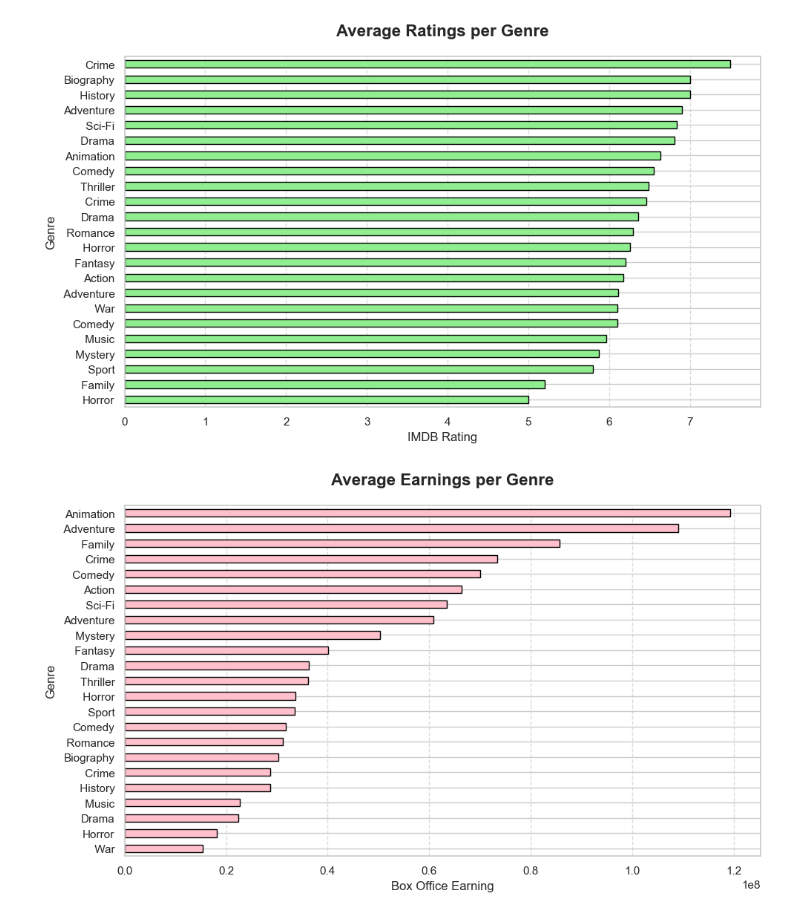
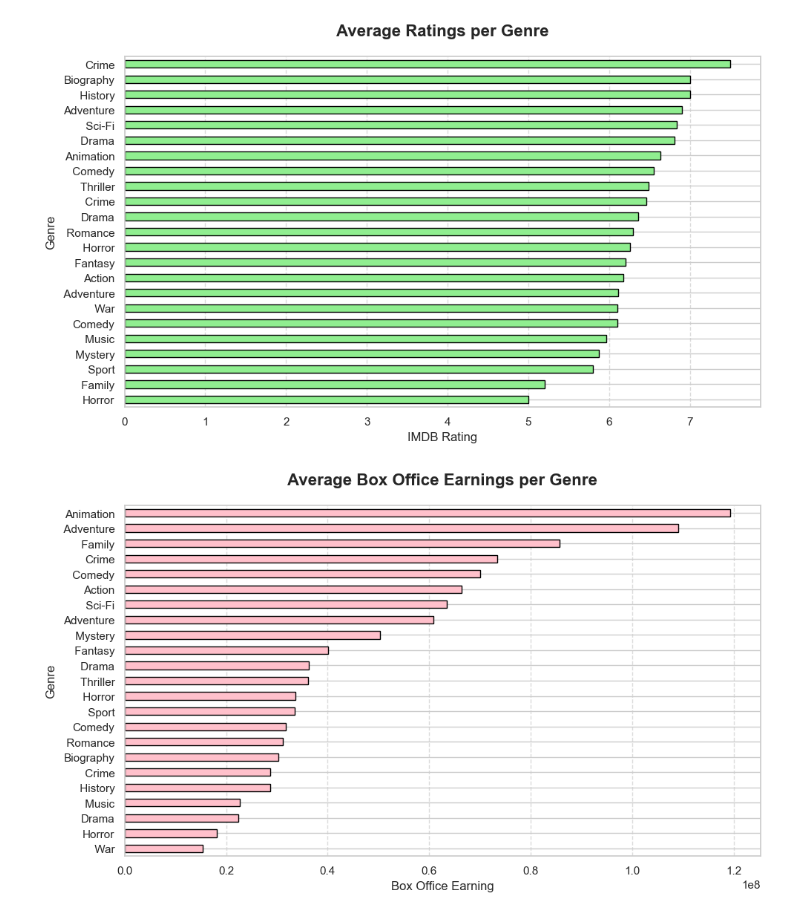
Before and after one commit to pegahbkz/neon-movies, a Jupyter notebook: neon-films.ipynb, the cells around one changed output. Cells and saved outputs as stored; diff of their text form; code cells hidden in the pictures.

```diff
--- a/neon-films.ipynb
+++ b/neon-films.ipynb
@@ -349,52 +346,33 @@ plt.show()
 # %%
-import pandas as pd
-import matplotlib.pyplot as plt
-
-df2_exploded = genre_df.explode('ID').reset_index(drop=True)
-
-df3 = pd.merge(df2_exploded, movies_df_filtered[['ID', 'imdbRating']], on='ID', how='left')
-
-df3 = df3.dropna(subset=['imdbRating'])
-
-avg_ratings_per_genre = df3.groupby('Genre')['imdbRating'].mean()
+# plot average imdb ratings per genre
+genredf_exploded = genre_df.explode('ID').reset_index(drop=True)
+rating_by_genre = pd.merge(genredf_exploded, movies_df_filtered[['ID', 'imdbRating']], on='ID', how='left')
+rating_by_genre = rating_by_genre.dropna(subset=['imdbRating'])
+avg_ratings_per_genre = rating_by_genre.groupby('Genre')['imdbRating'].mean()
 
 plt.figure(figsize=(10, 6))
-
 avg_ratings_per_genre.sort_values().plot(kind='barh', color='lightgreen', edgecolor='black')
-
 plt.grid(axis='x', linestyle='--', alpha=0.7)
-
 plt.title('Average Ratings per Genre', fontsize=16, fontweight='bold', pad=20)
 plt.xlabel('IMDB Rating', fontsize=12)
 plt.ylabel('Genre', fontsize=12)
-
 plt.tight_layout()
 plt.show()
 # %% [output]
 [figure]
 # %%
-import pandas as pd
-import matplotlib.pyplot as plt
-
-df2_exploded = genre_df.explode('ID').reset_index(drop=True)
-
-df3 = pd.merge(df2_exploded, movies_df_filtered[['ID', 'BoxOffice']], on='ID', how='left')
-
-df3 = df3.dropna(subset=['BoxOffice'])
-
-avg_ratings_per_genre = df3.groupby('Genre')['BoxOffice'].mean()
+# plot average box office earnings per genre
+earning_by_genre = pd.merge(genredf_exploded, movies_df_filtered[['ID', 'BoxOffice']], on='ID', how='left')
+earning_by_genre = earning_by_genre.dropna(subset=['BoxOffice'])
+avg_earnings_per_genre = earning_by_genre.groupby('Genre')['BoxOffice'].mean()
 
 plt.figure(figsize=(10, 6))
-
-avg_ratings_per_genre.sort_values().plot(kind='barh', color='pink', edgecolor='black')
-
+avg_earnings_per_genre.sort_values().plot(kind='barh', color='pink', edgecolor='black')
 plt.grid(axis='x', linestyle='--', alpha=0.7)
-
-plt.title('Average Earnings per Genre', fontsize=16, fontweight='bold', pad=20)
+plt.title('Average Box Office Earnings per Genre', fontsize=16, fontweight='bold', pad=20)
 plt.xlabel('Box Office Earning', fontsize=12)
 plt.ylabel('Genre', fontsize=12)
-
 plt.tight_layout()
 plt.show()
 # %% [output]
-[figure, old version]
+[figure, new version]
```
Also changed, not shown: parts of 9 cells of this notebook.
